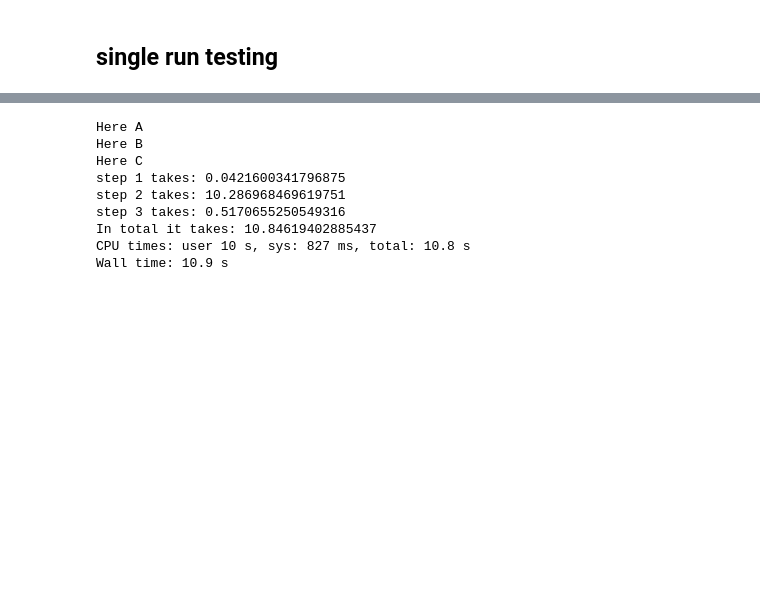
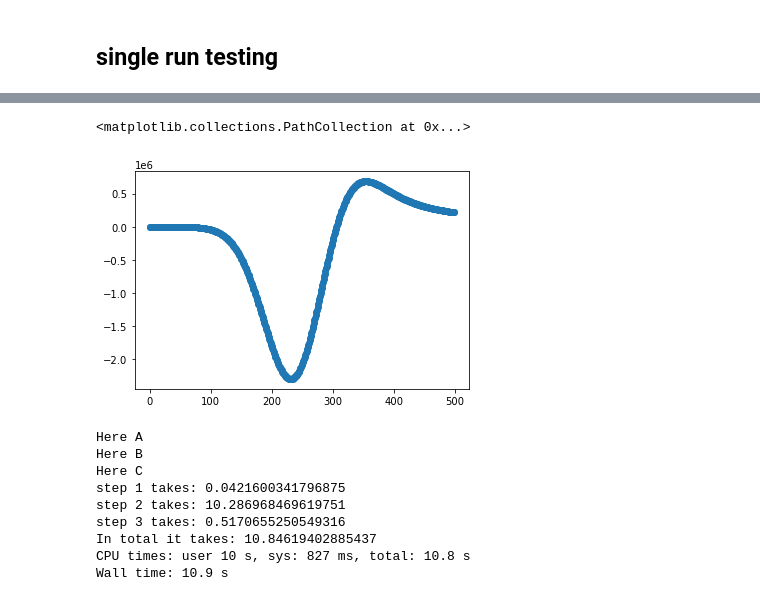
Before and after one commit to weiyuanlou/PyCSR2D, a Jupyter notebook: examples/testing.ipynb, the cells around one changed output, grey strips where cells are left out. Saved outputs shown, nothing was run; the diff lists cells and outputs as text; code cells hidden in the pictures; blank space fills up the shorter version.

```diff
--- a/examples/testing.ipynb
+++ b/examples/testing.ipynb
@@ -71,9 +71,9 @@ def Ws(gamma, rho, sigmaz, sigmax, dz, dx, max_workers = 1, method='oa', xp=np,
     zm, xm = xp.meshgrid(zvec, xvec, indexing='ij')
     lambdap_grid = lambda_p_Gauss(zm,xm)
 
-    with cf.ProcessPoolExecutor(max_workers = max_workers) as executor:
-        temp = executor.map(lambda_p_Gauss, zm, xm)
-        result2 = np.array(list(temp))
+    #with cf.ProcessPoolExecutor(max_workers = max_workers) as executor:
+    #    temp = executor.map(lambda_p_Gauss, zm, xm)
+    #    lambdap_grid = np.array(list(temp))
 
     #lambdap_list = [[lambda_p_Gauss(i,j) for j in xvec] for i in zvec]
     #lambdap_grid = xp.array(lambdap_list,dtype=float)
@@ -84,7 +84,12 @@ def Ws(gamma, rho, sigmaz, sigmax, dz, dx, max_workers = 1, method='oa', xp=np,
     zvec2 = xp.arange(-10*sigmaz, 10*sigmaz, dz)
     xvec2 = xp.arange(-10*sigmax, 10*sigmax, dx)
     zm2, xm2 = xp.meshgrid(zvec2, xvec2, indexing='ij')
-    psi_s_grid = psi_s(zm2,xm2,beta)
+    #psi_s_grid = psi_s(zm2,xm2,beta)
+
+    beta_grid = beta*np.ones(zm2.shape)
+    with cf.ProcessPoolExecutor(max_workers = max_workers) as executor:
+        temp = executor.map(psi_s, zm2, xm2, beta_grid)
+        psi_s_grid = np.array(list(temp))
 
     print('Here C')
     t3 = time.time()
@@ -173,0 +304,3 @@ WsConv.__class__
+# %%
+%%time
+zvec, xvec, WsConv = Ws(gamma, rho, sigmaz, sigmax, dz, dx, max_workers = 12)
@@ -174,3 +345,8 @@ WsConv.__class__
+# %%
+plt.scatter(np.arange(500),WsConv[:,250])
+# %% [output]
+<matplotlib.collections.PathCollection at 0x...>
+[figure, added]
 # %%
 %%time
 zvec, xvec, WsConv = Ws(gamma, rho, sigmaz, sigmax, dz, dx)
```
Also changed, not shown: parts of 21 cells of this notebook, 5 other files.
